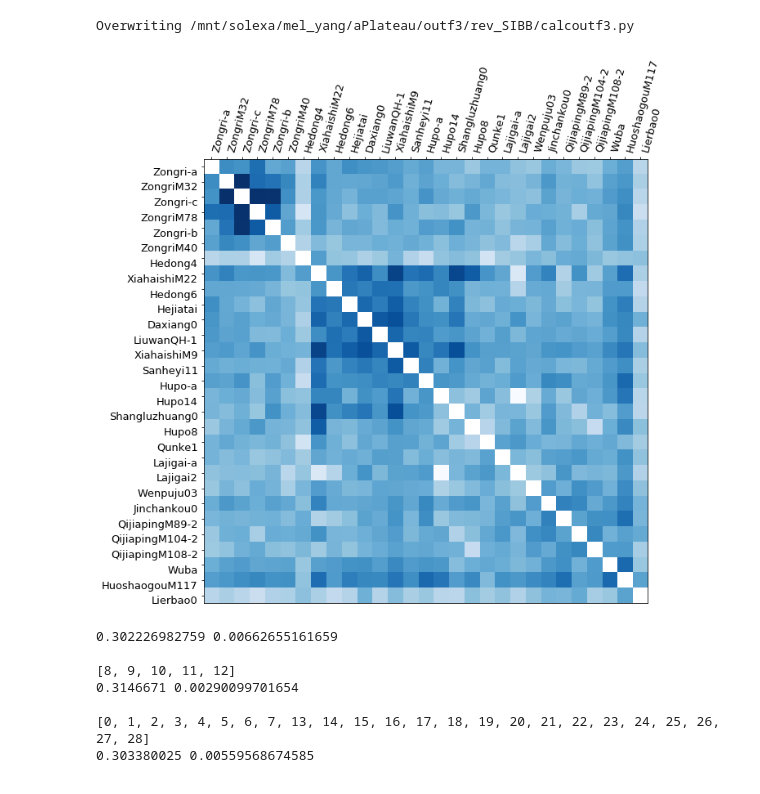
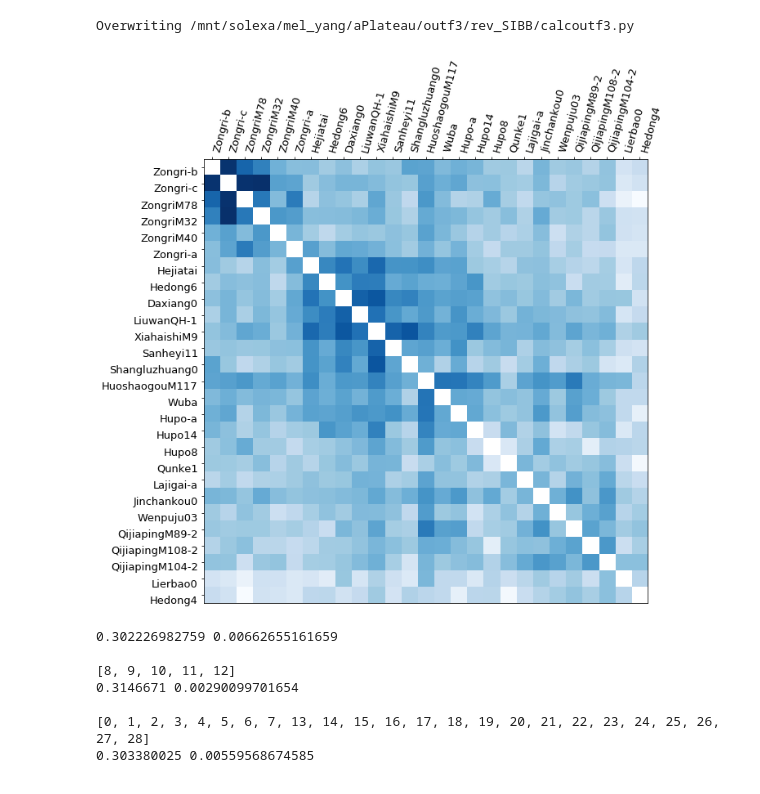
Before and after one commit to melyang4/notebooks, a Jupyter notebook: aplateau/rev_SI_BB.ipynb, the cells around one changed output. Saved outputs shown, nothing was run; the diff lists cells and outputs as text; code cells hidden in the pictures.

```diff
--- a/aplateau/rev_SI_BB.ipynb
+++ b/aplateau/rev_SI_BB.ipynb
@@ -57,37 +57,41 @@ agq=["Zongri-a","ZongriM32","Zongri-c","ZongriM78","Zongri-b","ZongriM40","Hedon
      "Hedong6","Hejiatai","Daxiang0","LiuwanQH-1","XiahaishiM9","Sanheyi11","Hupo-a","Hupo14",
      "Shangluzhuang0","Hupo8","Qunke1","Lajigai-a","Lajigai2","Wenpuju03","Jinchankou0",
      "QijiapingM89-2","QijiapingM104-2","QijiapingM108-2","Wuba","HuoshaogouM117","Lierbao0"]
+agq=["Zongri-b","Zongri-c","ZongriM78","ZongriM32","ZongriM40","Zongri-a",
+     "Hejiatai","Hedong6","Daxiang0","LiuwanQH-1","XiahaishiM9","Sanheyi11","Shangluzhuang0",
+     "HuoshaogouM117","Wuba","Hupo-a","Hupo14","Hupo8","Qunke1","Lajigai-a",
+     "Jinchankou0","Wenpuju03","QijiapingM89-2","QijiapingM108-2","QijiapingM104-2","Lierbao0","Hedong4",]
 
 #agq=["Zongri-a","ZongriM32","Zongri-c","ZongriM78","Zongri-b","ZongriM40","Hedong4",
 #     "Hedong6","Hejiatai","Daxiang0","LiuwanQH-1","XiahaishiM9","Sanheyi11","Hupo-a","Hupo14",
 #     "Shangluzhuang0","Hupo8","Qunke1","Lajigai-a","Wenpuju03","Jinchankou0",
 #     "QijiapingM89-2","QijiapingM104-2","QijiapingM108-2","Wuba","HuoshaogouM117","Lierbao0"]
 ##<100k SNPs in 2.2M: "Lajigai2","XiahaishiM22",
 
 pops,name=agq,"aGQ"
 out="Mbuti"
 mypops1=[pops,pops,out]
 DorZ="f3"
 
 newfh1=fh.split(".log")[0]+"."+DorZ+"."+"%s_%s_%s" % (name,name,out)
 f3ary = pm.mkf3ary(pD,fh,mypops1,2,(0,1),DorZ)
 #print pm.Zmat2xlsx(f3ary,pD+newfh1,pops,pops,0,1)
 
 fig,ax = plt.subplots(figsize=(10,10))
 fs=13
 plt.imshow(f3ary, cmap='Blues', interpolation='nearest')
 # We want to show all ticks...
 ax.set_xticks(np.arange(len(mypops1[0])))
 ax.set_yticks(np.arange(len(mypops1[1])))
 # ... and label them with the respective list entries
 
 ax.set_xticklabels(mypops1[0], minor=False,fontsize=fs,rotation=75,ha='left')
 ax.set_yticklabels(mypops1[1], minor=False,fontsize=fs,va='top')
 #ax.invert_yaxis()
 ax.xaxis.tick_top()
 plt.show()
 # %% [output]
-[figure, old version]
+[figure, new version]
 # %%
 print np.nanmean(f3ary), np.nanstd(f3ary)
 print
```
Also changed, not shown: 5 other files.
